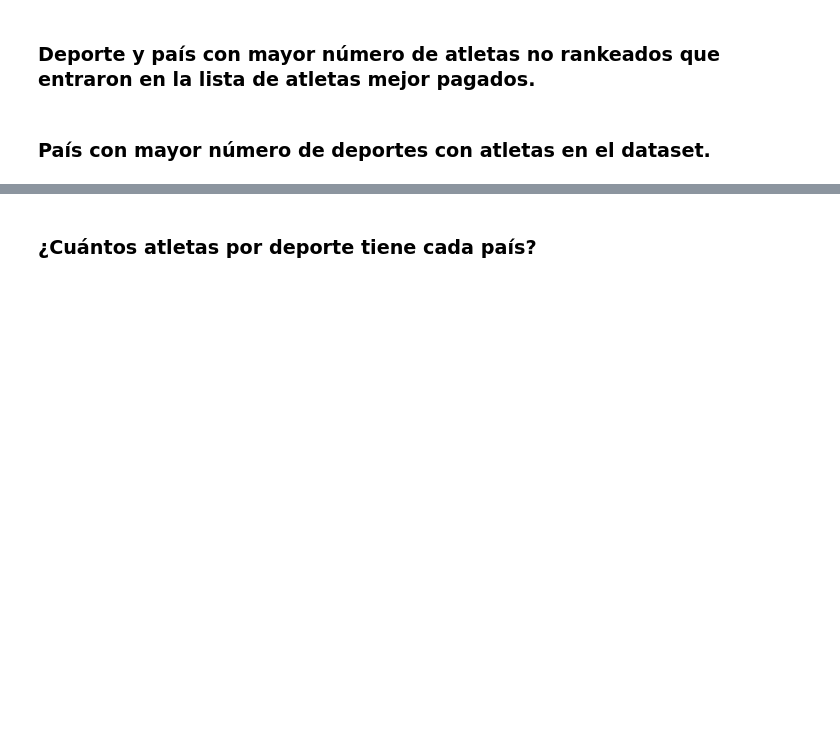
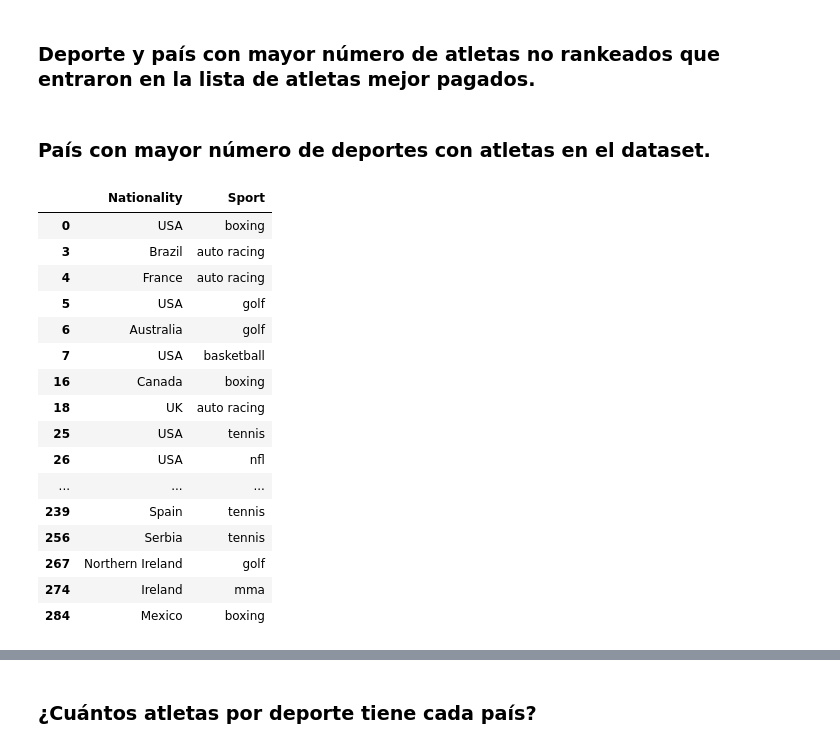
Before and after one commit to RodolfoKuman/devf_proyecto_modulo2, a Jupyter notebook: proyecto.ipynb, the cells around one changed output, grey strips where cells are left out. Cells and saved outputs as stored; diff of their text form; code cells hidden in the pictures; blank space fills up the shorter version.

```diff
--- a/proyecto.ipynb
+++ b/proyecto.ipynb
@@ -45,3 +130,30 @@ memory usage: 18.9+ KB
 ### Deporte y país con mayor número de atletas no rankeados que entraron en la lista de atletas mejor pagados.
 # %% [markdown]
 ### País con mayor número de deportes con atletas en el dataset.
+# %%
+
+df_by_sport = deportistas_df[['Nationality','Sport', 'Name']].copy()
+df_by_sport['Sport'] = df_by_sport['Sport'].str.lower()
+#Eliminando nombres de atletas duplicados para despues dejar en el dataframe los paises con deportes unicos
+df_by_sport = df_by_sport.drop_duplicates(subset=['Name'])
+df_by_sport = df_by_sport.drop_duplicates(subset=['Sport','Nationality'])
+df_by_sport = df_by_sport.drop('Name',1)
+df_by_sport
+# %% [output]
+|  | Nationality | Sport |
+| 0 | USA | boxing |
+| 3 | Brazil | auto racing |
+| 4 | France | auto racing |
+| 5 | USA | golf |
+| 6 | Australia | golf |
+| 7 | USA | basketball |
+| 16 | Canada | boxing |
+| 18 | UK | auto racing |
+| 25 | USA | tennis |
+| 26 | USA | nfl |
+| ... | ... | ... |
+| 239 | Spain | tennis |
+| 256 | Serbia | tennis |
+| 267 | Northern Ireland | golf |
+| 274 | Ireland | mma |
+| 284 | Mexico | boxing |
```
Also changed, not shown: parts of 16 cells of this notebook, 1 other file.
